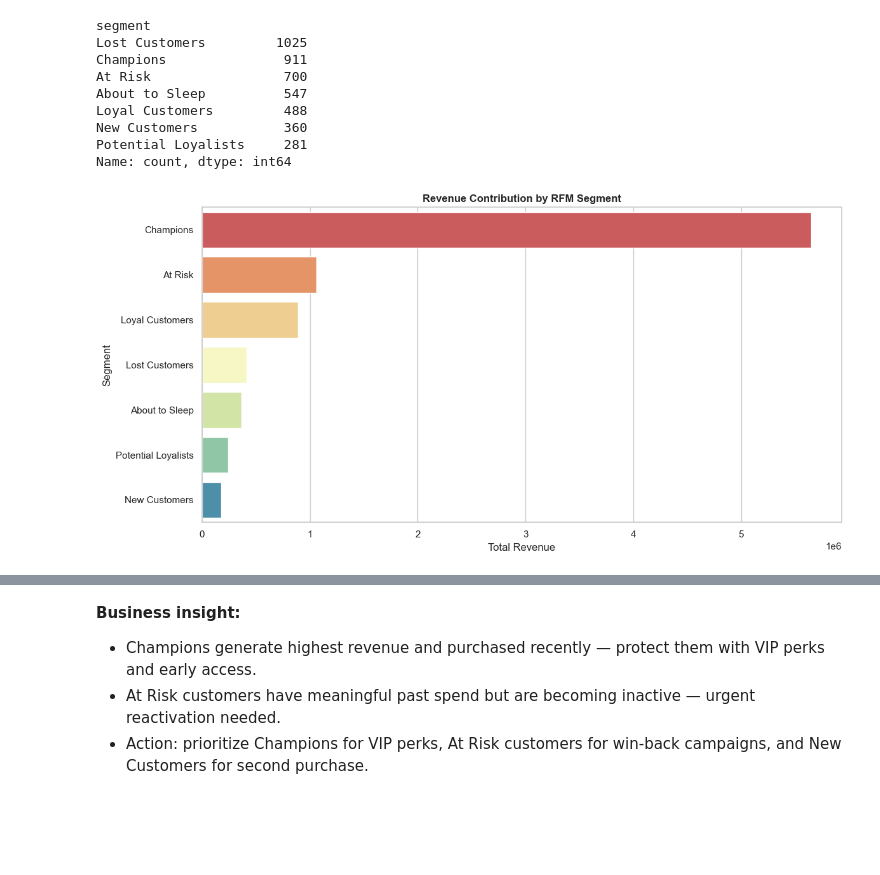
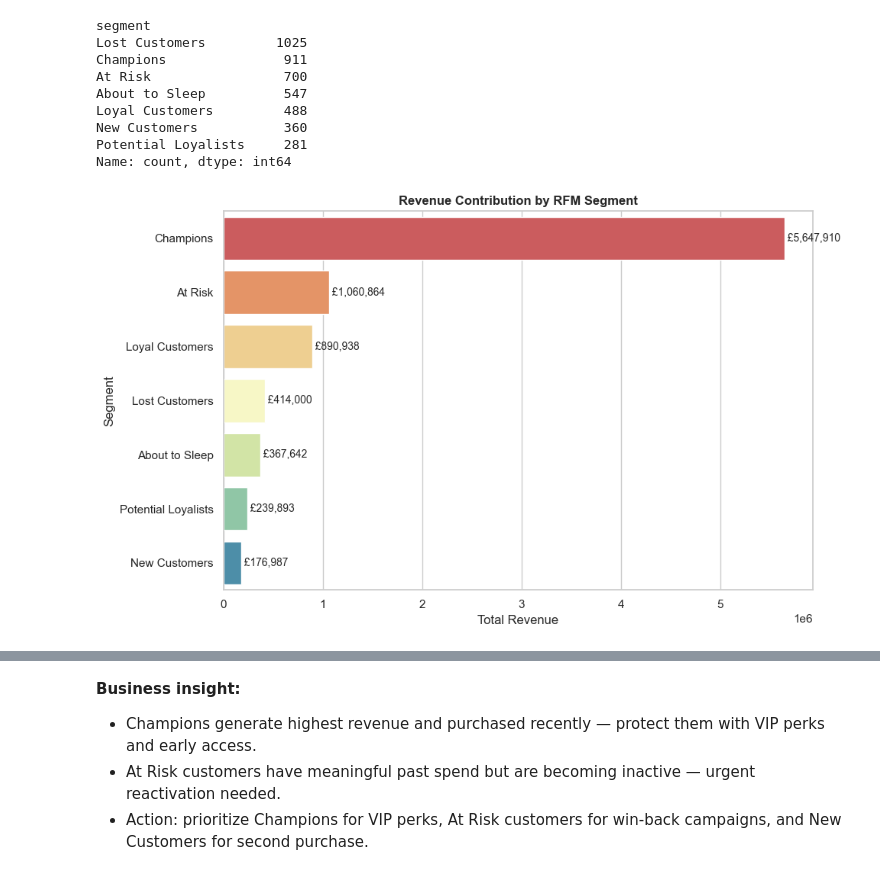
Before and after one commit to Minahil-Kanwal/ecommerce-customer-analytics, a Jupyter notebook: ECommerce_Customer_Analytics_EDA.ipynb, the cells around one changed output, grey strips where cells are left out. Drawn from its saved outputs; the diff is of its cells as text; code cells hidden in the pictures; blank space fills up the shorter version.

```diff
--- a/ECommerce_Customer_Analytics_EDA.ipynb
+++ b/ECommerce_Customer_Analytics_EDA.ipynb
@@ -407,30 +445,47 @@ New Customers           360
 Potential Loyalists     281
 Name: count, dtype: int64
 # %%
+# rfm_segment_revenue
 segment_summary = (
     rfm.groupby('segment', as_index=False)
     .agg(
         customers=('customer_id', 'nunique'),
         avg_recency=('recency', 'mean'),
         avg_frequency=('frequency', 'mean'),
         total_monetary=('monetary', 'sum'),
         avg_monetary=('monetary', 'mean')
     )
     .assign(customer_share=lambda x: x['customers'] / x['customers'].sum() * 100)
     .sort_values('total_monetary', ascending=False)
 )
 
-ax = sns.barplot(data=segment_summary, y='segment', x='total_monetary',
-                 palette='Spectral', hue='segment', legend=False)
+plt.figure(figsize=(10,6))
+ax = sns.barplot(data=segment_summary,
+                y='segment',
+                x='total_monetary',
+                palette='Spectral',
+                hue='segment',
+                legend=False)
+
+# ⭐ Title & labels
 ax.set_title('Revenue Contribution by RFM Segment')
 ax.set_xlabel('Total Revenue')
 ax.set_ylabel('Segment')
+
+# ⭐ Value labels (PRO FEATURE)
+for i, v in enumerate(segment_summary['total_monetary']):
+    ax.text(v, i, f' £{v:,.0f}', va='center', fontsize=10)
+
 plt.tight_layout()
+
+# ⭐ SAVE PART (IMPORTANT)
+os.makedirs('images', exist_ok=True)
+plt.savefig('images/rfm_segment_revenue.png', dpi=300, bbox_inches='tight')
+
 plt.show()
-
 display(segment_summary)
 # %% [output]
-[figure, old version]
+[figure, new version]
 |  | segment | customers | avg_recency | avg_frequency | total_monetary | avg_monetary | customer_share |
 | 2 | Champions | 911 | 13.31 | 11.74 | 5,647,909.97 | 6,199.68 | 21.13 |
 | 1 | At Risk | 700 | 147.68 | 3.78 | 1,060,864.34 | 1,515.52 | 16.23 |
```
Also changed, not shown: parts of 10 cells of this notebook, 10 other files.
